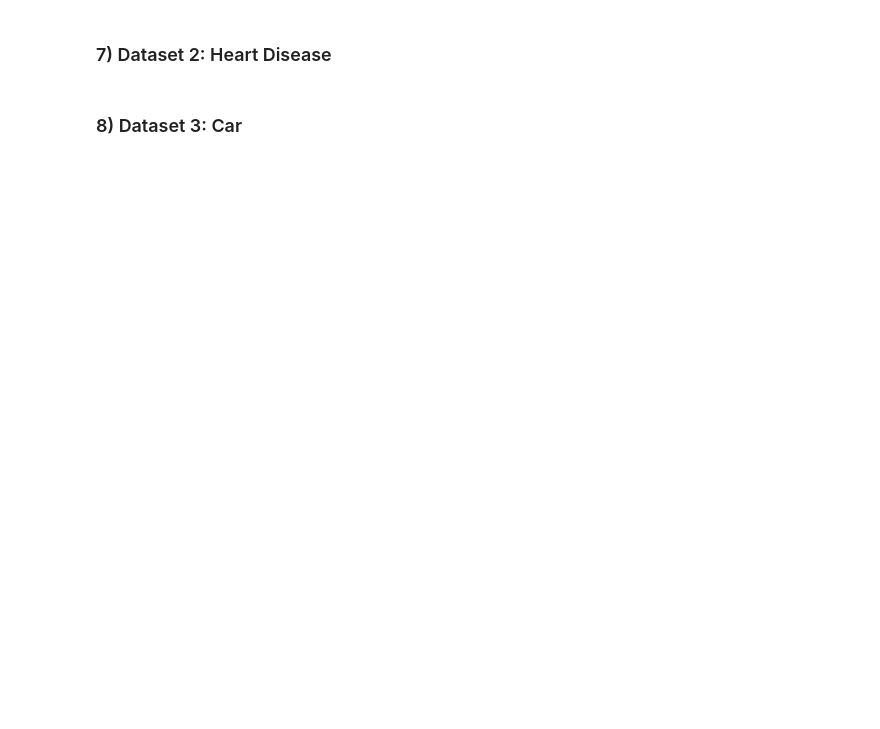
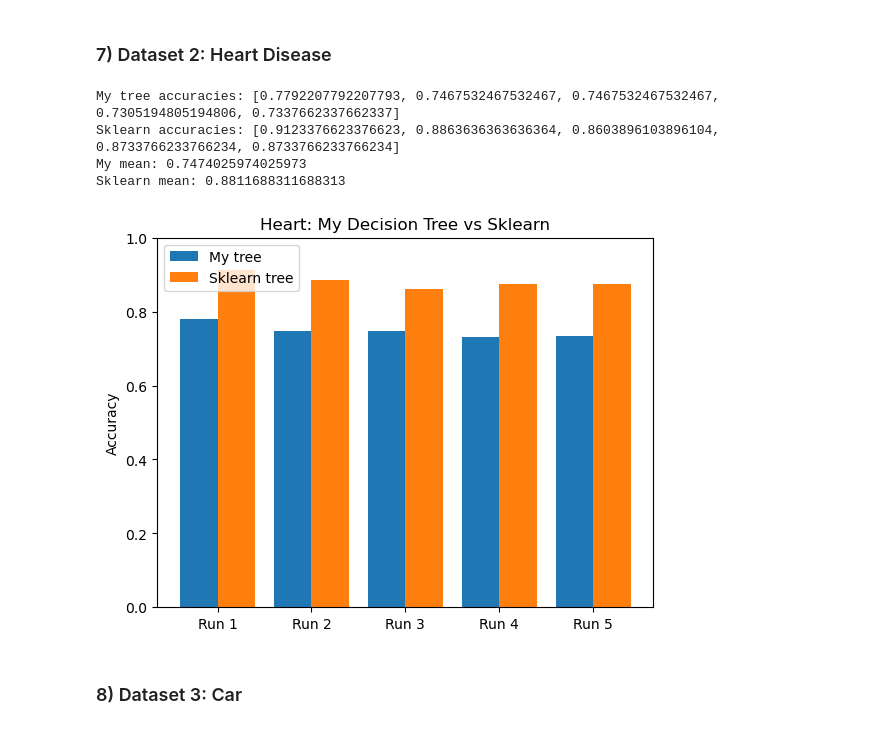
Before and after one commit to EdiOne07/Decision-Trees-Algorithm, a Jupyter notebook: ML-Assignment 2 - Student names.ipynb, the cells around one changed output. Saved outputs shown, nothing was run; the diff lists cells and outputs as text; code cells hidden in the pictures; blank space fills up the shorter version.

```diff
--- a/ML-Assignment 2 - Student names.ipynb
+++ b/ML-Assignment 2 - Student names.ipynb
@@ -430,2 +345,53 @@ data_heart = pd.read_csv("heart.csv").to_numpy()
+# %%
+data_heart = pd.read_csv("heart.csv").to_numpy()
+
+X = data_heart[:, :-1]
+y = data_heart[:, -1]
+
+n_runs = 5
+my_accs = []
+sk_accs = []
+for i in range(n_runs):
+    X_train, X_test, y_train, y_test = train_test_split(
+        X, y, test_size=0.3, shuffle=True, random_state=i
+    )
+
+    # ---- My tree ----
+    train_data = np.column_stack((X_train, y_train))
+    tree = grow_tree(train_data, feature_types_heart, max_depth=5, min_samples=2)
+
+    y_pred_my = np.array([predict_with_tree(tree, s, feature_types_heart) for s in X_test])
+    my_accs.append(accuracy_score(y_test, y_pred_my))
+
+    # ---- Scikit-learn tree ----
+    sk_model = DecisionTreeClassifier(max_depth=5, random_state=i)
+    sk_model.fit(X_train, y_train)
+    y_pred_sk = sk_model.predict(X_test)
+    sk_accs.append(accuracy_score(y_test, y_pred_sk))
+
+print("My tree accuracies:", my_accs)
+print("Sklearn accuracies:", sk_accs)
+print("My mean:", np.mean(my_accs))
+print("Sklearn mean:", np.mean(sk_accs))
+
+# ---- Plot ----
+x = np.arange(n_runs)
+bar_width = 0.4
+
+plt.figure()
+plt.bar(x - bar_width/2, my_accs, width=bar_width, label="My tree")
+plt.bar(x + bar_width/2, sk_accs, width=bar_width, label="Sklearn tree")
+plt.xticks(x, [f"Run {i+1}" for i in range(n_runs)])
+plt.ylim(0, 1)
+plt.ylabel("Accuracy")
+plt.title("Heart: My Decision Tree vs Sklearn")
+plt.legend()
+plt.show()
+# %% [output]
+My tree accuracies: [0.7792207792207793, 0.7467532467532467, 0.7467532467532467, 0.7305194805194806, 0.7337662337662337]
+Sklearn accuracies: [0.9123376623376623, 0.8863636363636364, 0.8603896103896104, 0.8733766233766234, 0.8733766233766234]
+My mean: 0.7474025974025973
+Sklearn mean: 0.8811688311688313
+[figure, added]
 # %% [markdown]
 ### 8) Dataset 3: Car
```
Also changed, not shown: parts of 18 cells of this notebook.
